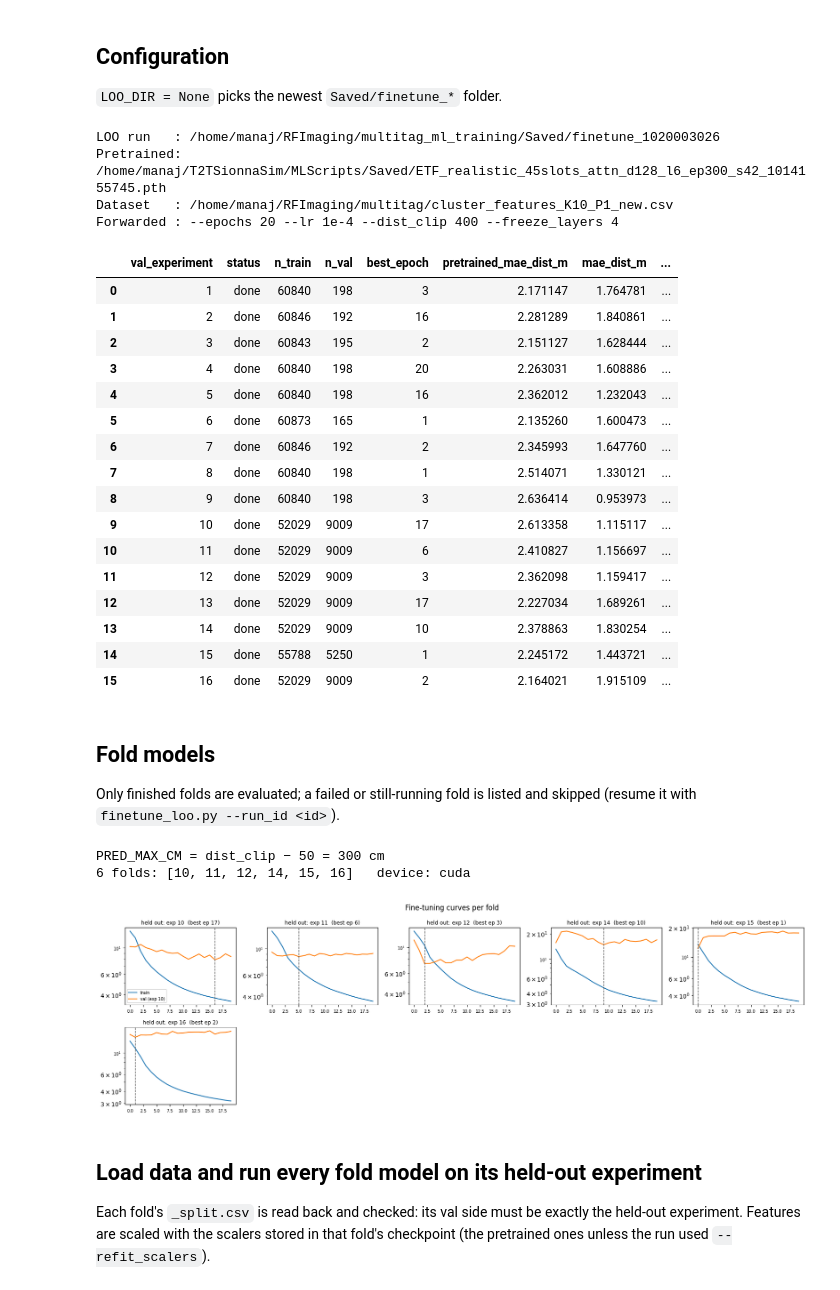
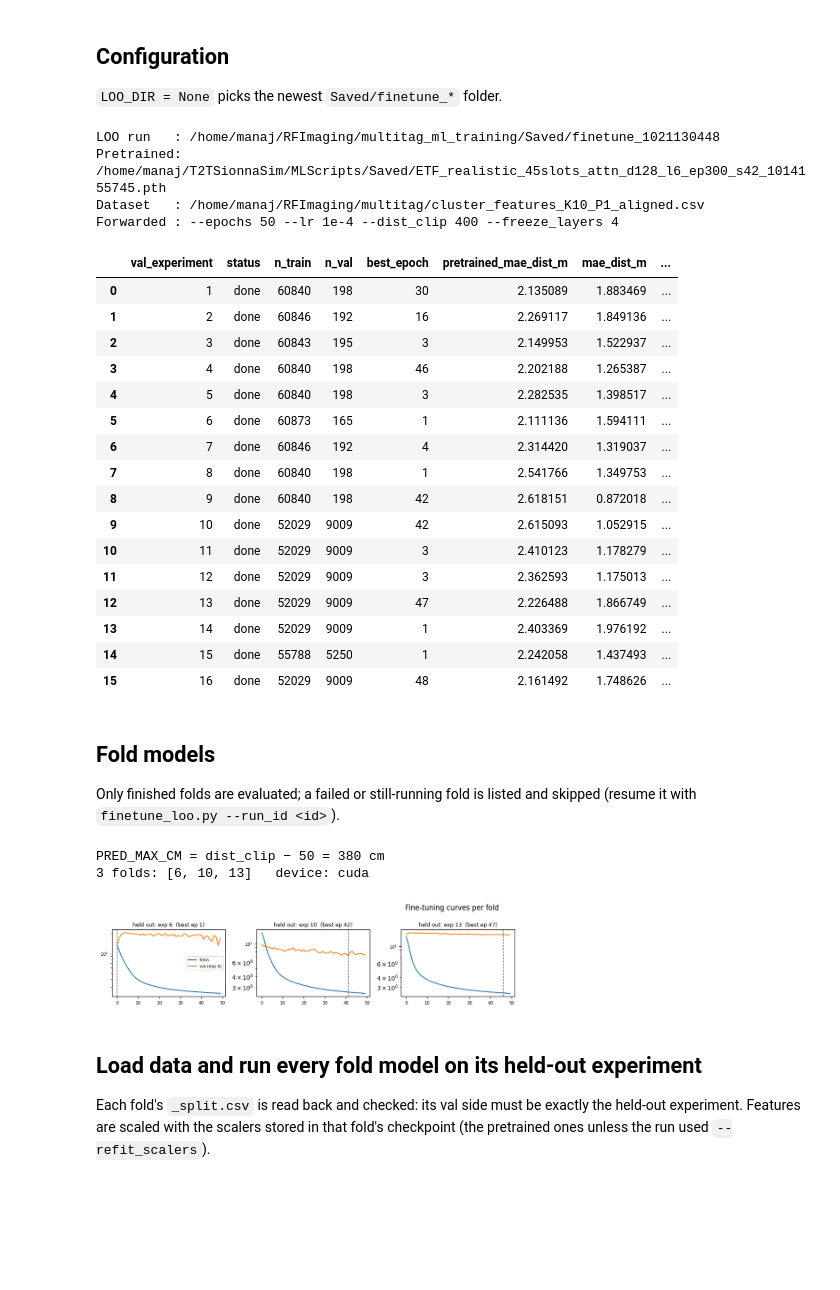
Before and after one commit to manavjeetsingh/RFImaging, a Jupyter notebook: multitag_ml_training/ETF_eval_loo.ipynb, the cells around one changed output. Cells and saved outputs as stored; diff of their text form; code cells hidden in the pictures; blank space fills up the shorter version.

```diff
--- a/multitag_ml_training/ETF_eval_loo.ipynb
+++ b/multitag_ml_training/ETF_eval_loo.ipynb
@@ -58,13 +58,14 @@ T2T_ROOT: /home/manaj/T2TSionnaSim
 
 `LOO_DIR = None` picks the newest `Saved/finetune_*` folder.
 # %%
-LOO_DIR   = "/home/manaj/RFImaging/multitag_ml_training/Saved/finetune_1020003026"        # None → newest Saved/finetune_* folder
+# LOO_DIR   = "/home/manaj/RFImaging/multitag_ml_training/Saved/finetune_1020124500"        # clip 300
+LOO_DIR   = "/home/manaj/RFImaging/multitag_ml_training/Saved/finetune_1021130448"        # clip 400
 SAVED_DIR = os.path.join(HERE, "Saved")
 
-EVAL_EXPERIMENTS = [10,11,12,14,15,16]  # held-out experiments to evaluate AND plot everywhere below,
+EVAL_EXPERIMENTS = [6,10,13]  # held-out experiments to evaluate AND plot everywhere below,
                          # e.g. [3, 7, 12]; None → every finished fold
 
-PRED_MAX_CM      = "auto"  # predictions beyond it become NaN; "auto" → dist_clip − 75 cm of the
+PRED_MAX_CM      = "auto"  # predictions beyond it become NaN; "auto" → dist_clip − 50 cm of the
                            # fine-tune run, or a number [cm], or None to keep everything
 EVAL_TRAIN_SPLIT = False  # also score each fold model on its own train split (13× the inference)
 VIZ_EXPERIMENTS  = []     # per-experiment visualize_walls3D plots (local frame); [] → skip
@@ -97,27 +98,27 @@ print(f"Forwarded : {' '.join(manifest['forwarded_args']) or '(defaults)'}")
 summary = pd.read_csv(os.path.join(LOO_DIR, "loo_summary.csv"))
 display(summary.drop(columns=["checkpoint"]))
 # %% [output]
-LOO run   : /home/manaj/RFImaging/multitag_ml_training/Saved/finetune_1020003026
+LOO run   : /home/manaj/RFImaging/multitag_ml_training/Saved/finetune_1021130448
 Pretrained: /home/manaj/T2TSionnaSim/MLScripts/Saved/ETF_realistic_45slots_attn_d128_l6_ep300_s42_1014155745.pth
-Dataset   : /home/manaj/RFImaging/multitag/cluster_features_K10_P1_new.csv
-Forwarded : --epochs 20 --lr 1e-4 --dist_clip 400 --freeze_layers 4
+Dataset   : /home/manaj/RFImaging/multitag/cluster_features_K10_P1_aligned.csv
+Forwarded : --epochs 50 --lr 1e-4 --dist_clip 400 --freeze_layers 4
 |  | val_experiment | status | n_train | n_val | best_epoch | pretrained_mae_dist_m | mae_dist_m | ... |
-| 0 | 1 | done | 60840 | 198 | 3 | 2.171147 | 1.764781 | ... |
-| 1 | 2 | done | 60846 | 192 | 16 | 2.281289 | 1.840861 | ... |
-| 2 | 3 | done | 60843 | 195 | 2 | 2.151127 | 1.628444 | ... |
-| 3 | 4 | done | 60840 | 198 | 20 | 2.263031 | 1.608886 | ... |
-| 4 | 5 | done | 60840 | 198 | 16 | 2.362012 | 1.232043 | ... |
-| 5 | 6 | done | 60873 | 165 | 1 | 2.135260 | 1.600473 | ... |
-| 6 | 7 | done | 60846 | 192 | 2 | 2.345993 | 1.647760 | ... |
-| 7 | 8 | done | 60840 | 198 | 1 | 2.514071 | 1.330121 | ... |
-| 8 | 9 | done | 60840 | 198 | 3 | 2.636414 | 0.953973 | ... |
-| 9 | 10 | done | 52029 | 9009 | 17 | 2.613358 | 1.115117 | ... |
-| 10 | 11 | done | 52029 | 9009 | 6 | 2.410827 | 1.156697 | ... |
-| 11 | 12 | done | 52029 | 9009 | 3 | 2.362098 | 1.159417 | ... |
-| 12 | 13 | done | 52029 | 9009 | 17 | 2.227034 | 1.689261 | ... |
-| 13 | 14 | done | 52029 | 9009 | 10 | 2.378863 | 1.830254 | ... |
-| 14 | 15 | done | 55788 | 5250 | 1 | 2.245172 | 1.443721 | ... |
-| 15 | 16 | done | 52029 | 9009 | 2 | 2.164021 | 1.915109 | ... |
+| 0 | 1 | done | 60840 | 198 | 30 | 2.135089 | 1.883469 | ... |
+| 1 | 2 | done | 60846 | 192 | 16 | 2.269117 | 1.849136 | ... |
+| 2 | 3 | done | 60843 | 195 | 3 | 2.149953 | 1.522937 | ... |
+| 3 | 4 | done | 60840 | 198 | 46 | 2.202188 | 1.265387 | ... |
+| 4 | 5 | done | 60840 | 198 | 3 | 2.282535 | 1.398517 | ... |
+| 5 | 6 | done | 60873 | 165 | 1 | 2.111136 | 1.594111 | ... |
+| 6 | 7 | done | 60846 | 192 | 4 | 2.314420 | 1.319037 | ... |
+| 7 | 8 | done | 60840 | 198 | 1 | 2.541766 | 1.349753 | ... |
+| 8 | 9 | done | 60840 | 198 | 42 | 2.618151 | 0.872018 | ... |
+| 9 | 10 | done | 52029 | 9009 | 42 | 2.615093 | 1.052915 | ... |
+| 10 | 11 | done | 52029 | 9009 | 3 | 2.410123 | 1.178279 | ... |
+| 11 | 12 | done | 52029 | 9009 | 3 | 2.362593 | 1.175013 | ... |
+| 12 | 13 | done | 52029 | 9009 | 47 | 2.226488 | 1.866749 | ... |
+| 13 | 14 | done | 52029 | 9009 | 1 | 2.403369 | 1.976192 | ... |
+| 14 | 15 | done | 55788 | 5250 | 1 | 2.242058 | 1.437493 | ... |
+| 15 | 16 | done | 52029 | 9009 | 48 | 2.161492 | 1.748626 | ... |
 # %% [markdown]
 ## Fold models
 
@@ -154,37 +155,37 @@ _FLAGS = ["dataset", "no_alpha", "include_avgv", "no_positions", "pos_frame", "r
 train_args = dict(folds[FOLD_EXPS[0]]["cfg"]["args"])
 for e in FOLD_EXPS[1:]:
     a = folds[e]["cfg"]["args"]
     diff = {k: (train_args.get(k), a.get(k)) for k in _FLAGS if train_args.get(k) != a.get(k)}
     assert not diff, f"fold {e} uses different data settings: {diff}"
 DATASET_PATH = train_args["dataset"]
 
 if PRED_MAX_CM == "auto":
     _clips = sorted({folds[e]["cfg"]["args"]["dist_clip"] for e in FOLD_EXPS})
     if len(_clips) > 1:
         print(f"[warn] folds use different dist_clip values {_clips}; using the largest")
-    PRED_MAX_CM = float(_clips[-1]) - 100.0
+    PRED_MAX_CM = float(_clips[-1]) - 20.0
     print(f"PRED_MAX_CM = dist_clip − 50 = {PRED_MAX_CM:.0f} cm")
 print(f"{len(FOLD_EXPS)} folds: {FOLD_EXPS}   device: {device}")
 
 # Training curves, one panel per fold
 ncols = 5
 nrows = int(np.ceil(len(FOLD_EXPS) / ncols))
 fig, axes = plt.subplots(nrows, ncols, figsize=(3.4 * ncols, 2.6 * nrows), squeeze=False)
 for ax, e in zip(axes.ravel(), FOLD_EXPS):
     c = folds[e]["cfg"]
     ax.plot(c["train_losses"], lw=1.5, label="train")
     ax.plot(c["val_losses"], lw=1.5, label=f"val (exp {e})")
     ax.axvline(c["best_epoch"] - 1, color="0.3", ls="--", lw=1)
     ax.set_yscale("log"); ax.set_title(f"held out: exp {e}  (best ep {c['best_epoch']})", fontsize=9)
     ax.tick_params(labelsize=7)
 for ax in axes.ravel()[len(FOLD_EXPS):]:
     ax.axis("off")
 axes[0][0].legend(fontsize=7)
 fig.suptitle("Fine-tuning curves per fold"); plt.tight_layout(); plt.show()
 # %% [output]
-PRED_MAX_CM = dist_clip − 50 = 300 cm
-6 folds: [10, 11, 12, 14, 15, 16]   device: cuda
+PRED_MAX_CM = dist_clip − 50 = 380 cm
+3 folds: [6, 10, 13]   device: cuda
-[figure, old version]
+[figure, new version]
 # %% [markdown]
 ## Load data and run every fold model on its held-out experiment
 
```
Also changed, not shown: parts of 12 cells of this notebook, 7 other files.
